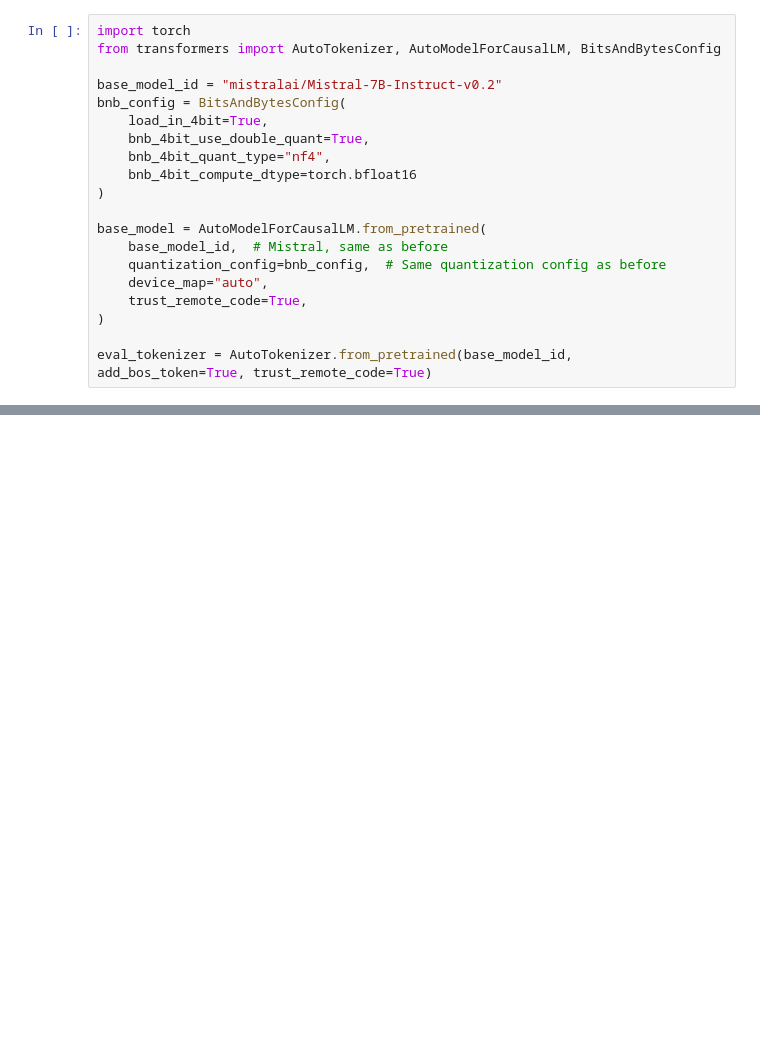
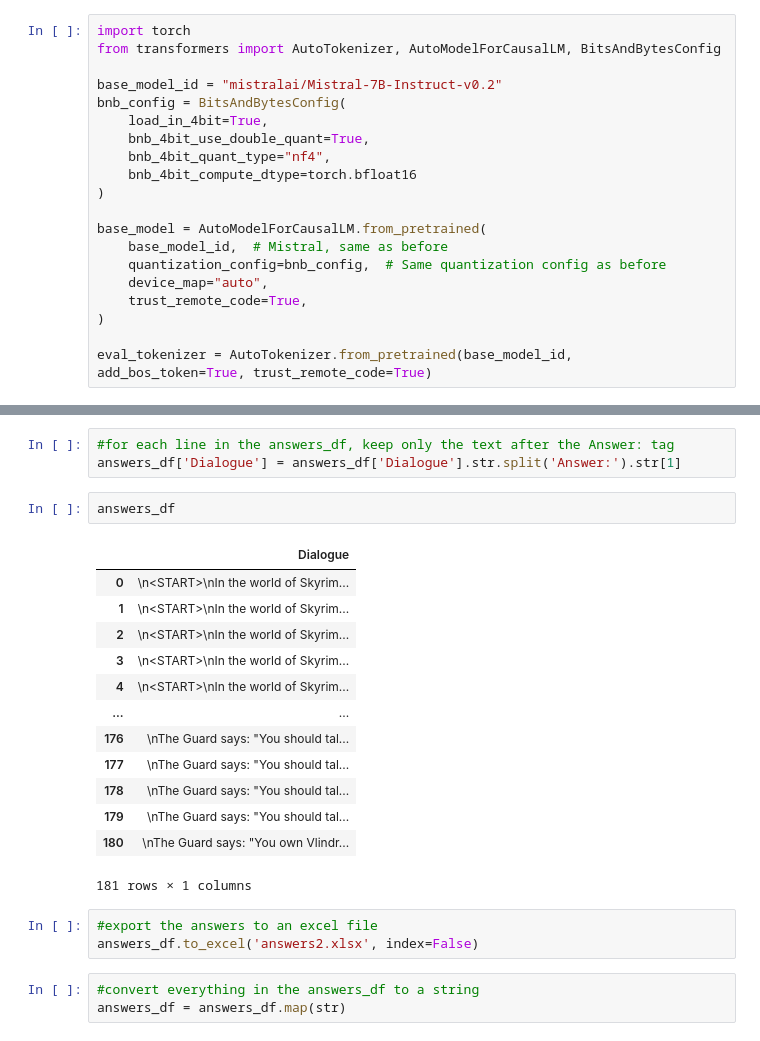
Before and after one commit to geoartop/Thesis-LLM-FineTuning-for-interactive-game-dialogues, a Jupyter notebook: mistral_own_data_finetune.ipynb, the cells around one changed output, grey strips where cells are left out. Drawn from its saved outputs; the diff is of its cells as text; blank space fills up the shorter version.

```diff
--- a/mistral_own_data_finetune.ipynb
+++ b/mistral_own_data_finetune.ipynb
@@ -611,0 +1017,25 @@ In the world of Skyrim from the game Elder Scrolls V, in the case of a &Greeting
+# %%
+#for each line in the answers_df, keep only the text after the Answer: tag
+answers_df['Dialogue'] = answers_df['Dialogue'].str.split('Answer:').str[1]
+# %%
+answers_df
+# %% [output]
+|  | Dialogue |
+| 0 | \n<START>\nIn the world of Skyrim... |
+| 1 | \n<START>\nIn the world of Skyrim... |
+| 2 | \n<START>\nIn the world of Skyrim... |
+| 3 | \n<START>\nIn the world of Skyrim... |
+| 4 | \n<START>\nIn the world of Skyrim... |
+| ... | ... |
+| 176 | \nThe Guard says: "You should tal... |
+| 177 | \nThe Guard says: "You should tal... |
+| 178 | \nThe Guard says: "You should tal... |
+| 179 | \nThe Guard says: "You should tal... |
+| 180 | \nThe Guard says: "You own Vlindr... |
+181 rows × 1 columns
+# %%
+#export the answers to an excel file
+answers_df.to_excel('answers2.xlsx', index=False)
+# %%
+#convert everything in the answers_df to a string
+answers_df = answers_df.map(str)
```
Also changed, not shown: parts of 51 cells of this notebook, 39 other files.
